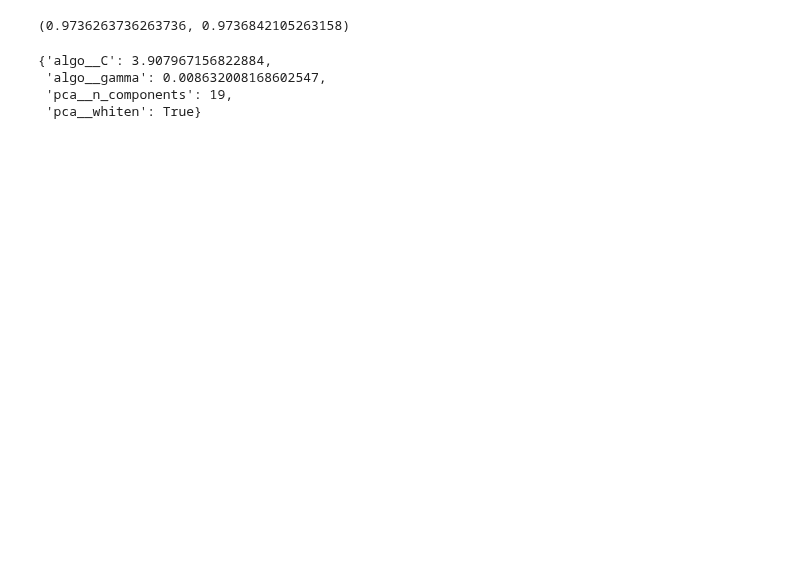
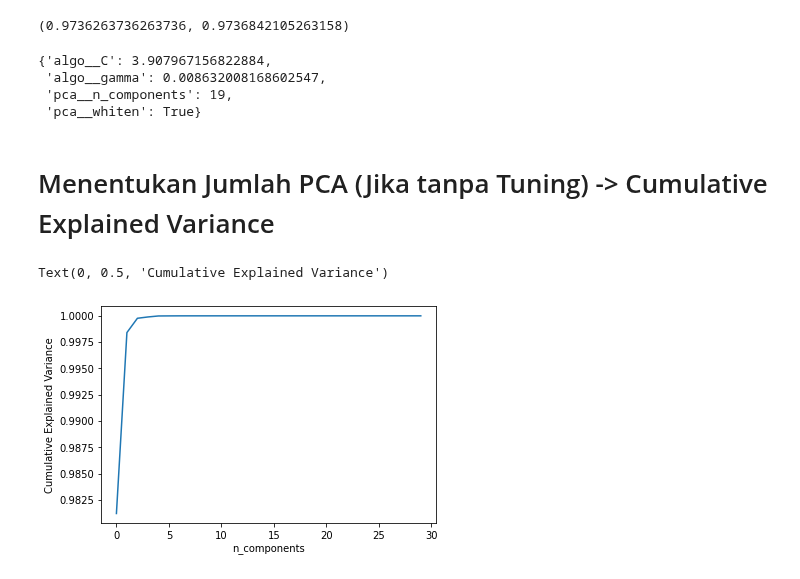
Before and after one commit to ilham-mukti/Machine-Learning, a Jupyter notebook: PCA/Latihan_PCA_1_Breast_Cancer.ipynb, the cells around one changed output. Saved outputs shown, nothing was run; the diff lists cells and outputs as text; code cells hidden in the pictures; blank space fills up the shorter version.

```diff
--- a/PCA/Latihan_PCA_1_Breast_Cancer.ipynb
+++ b/PCA/Latihan_PCA_1_Breast_Cancer.ipynb
@@ -110,3 +111,14 @@ model.best_params_
  'algo__gamma': 0.008632008168602547,
  'pca__n_components': 19,
  'pca__whiten': True}
+# %% [markdown]
+# Menentukan Jumlah PCA (Jika tanpa Tuning) -> Cumulative Explained Variance
+# %%
+pca = PCA().fit(X_train)
+# %%
+plt.plot(pca.explained_variance_ratio_.cumsum())
+plt.xlabel("n_components")
+plt.ylabel("Cumulative Explained Variance")
+# %% [output]
+Text(0, 0.5, 'Cumulative Explained Variance')
+[figure, added]
```
Also changed, not shown: parts of 3 cells of this notebook.
